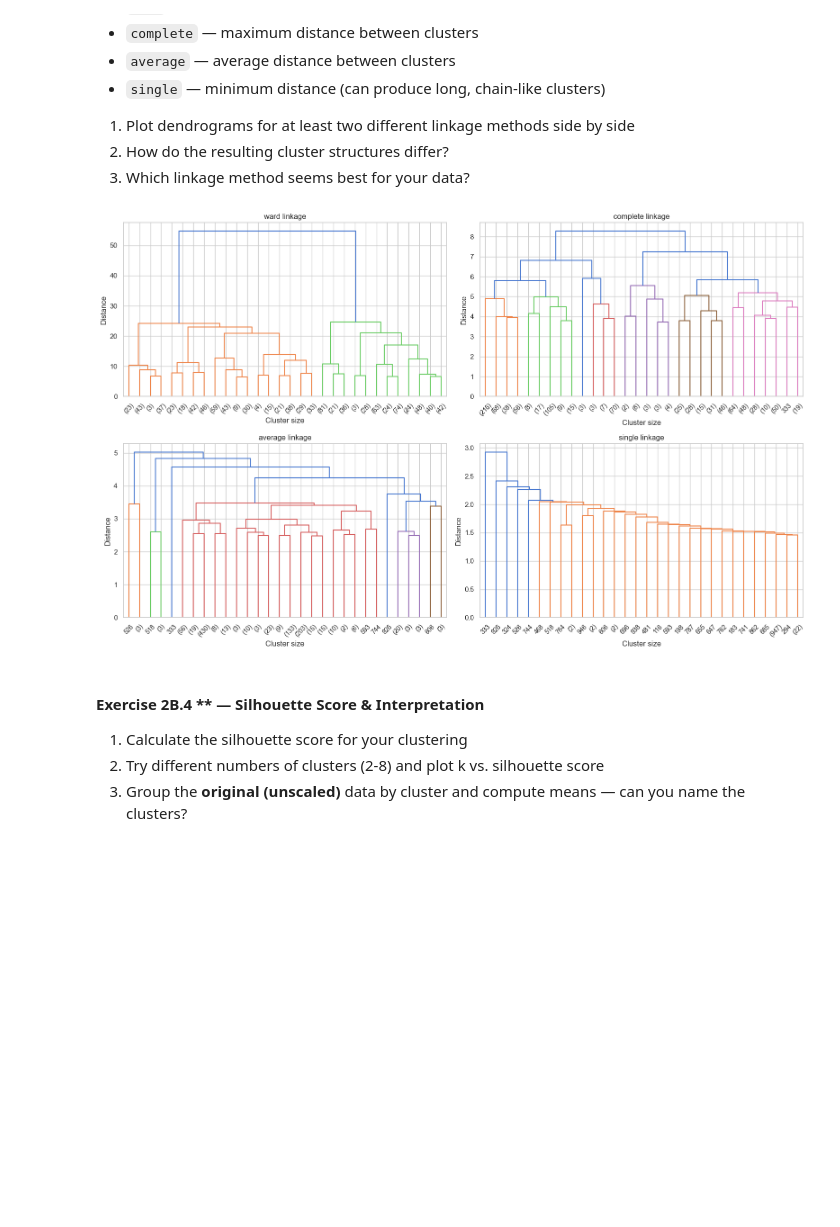
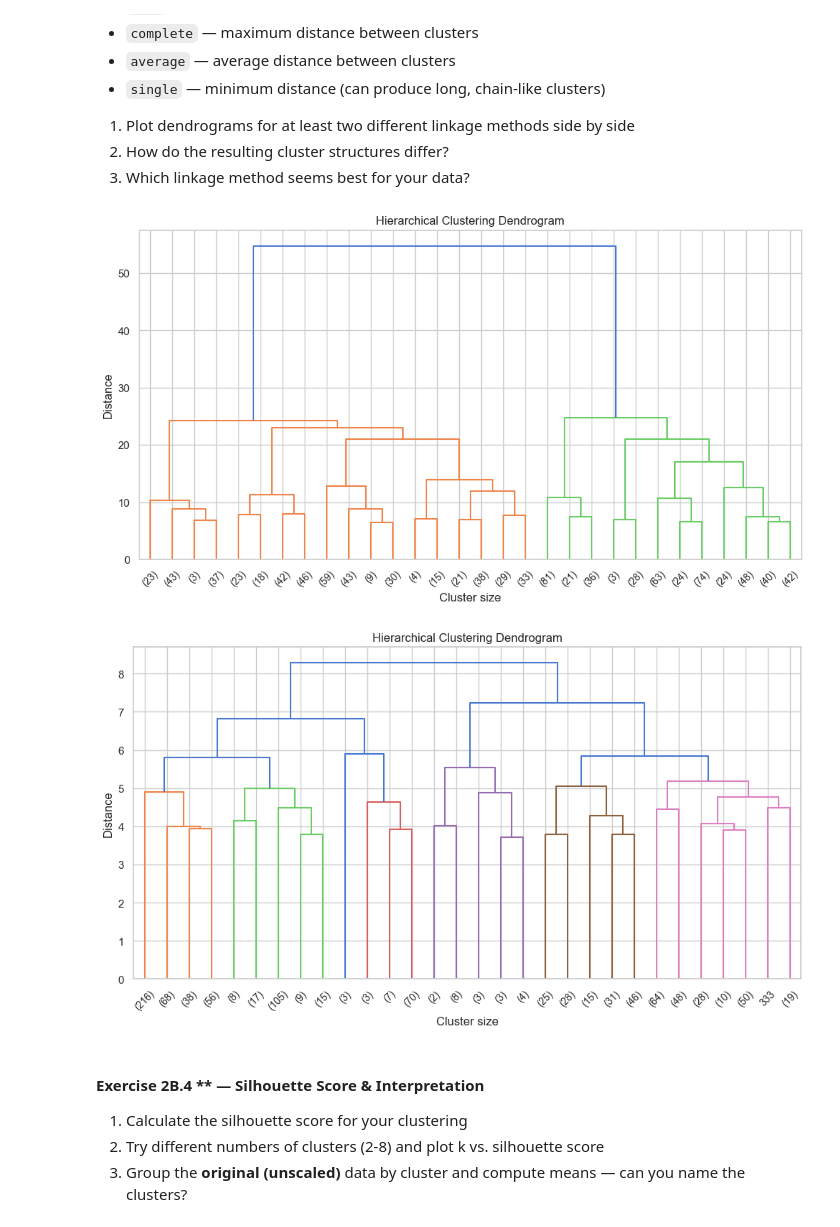
Before and after one commit to Phinil/Workshop-UML, a Jupyter notebook: unsupervised_ml_workshop.ipynb, the cells around one changed output. Drawn from its saved outputs; the diff is of its cells as text; code cells hidden in the pictures; blank space fills up the shorter version.

Commit message:
Update agglomerative clustering analysis and silhouette results

```diff
--- a/unsupervised_ml_workshop.ipynb
+++ b/unsupervised_ml_workshop.ipynb
@@ -440,26 +448,27 @@ The linkage method defines how the distance between clusters is measured. Try di
 # %%
 # Your code here
 
 from scipy.cluster.hierarchy import linkage, dendrogram
 import matplotlib.pyplot as plt
 
 X_sample = X_scaled[:1000]  # viktigt så kernel inte dör
 
-methods = ["ward", "complete", "average", "single"]
 
-plt.figure(figsize=(16, 10))
+Z = linkage(X_sample, method='ward')
+plt.figure(figsize=(12, 6))
+dendrogram(Z, truncate_mode='lastp', p=30)
+plt.title('Hierarchical Clustering Dendrogram')
+plt.xlabel('Cluster size')
+plt.ylabel('Distance')
+plt.show()
 
-for i, method in enumerate(methods, 1):
-    plt.subplot(2, 2, i)
-
-    Z = linkage(X_sample, method=method)
-    dendrogram(Z, truncate_mode='lastp', p=30)
-
-    plt.title(f"{method} linkage")
-    plt.xlabel("Cluster size")
-    plt.ylabel("Distance")
-
-plt.tight_layout()
+Z = linkage(X_sample, method='complete')
+plt.figure(figsize=(12, 6))
+dendrogram(Z, truncate_mode='lastp', p=30)
+plt.title('Hierarchical Clustering Dendrogram')
+plt.xlabel('Cluster size')
+plt.ylabel('Distance')
 plt.show()
 # %% [output]
-[figure, old version]
+[figure, new version]
+[figure, added]
```
Also changed, not shown: parts of 15 cells of this notebook.
